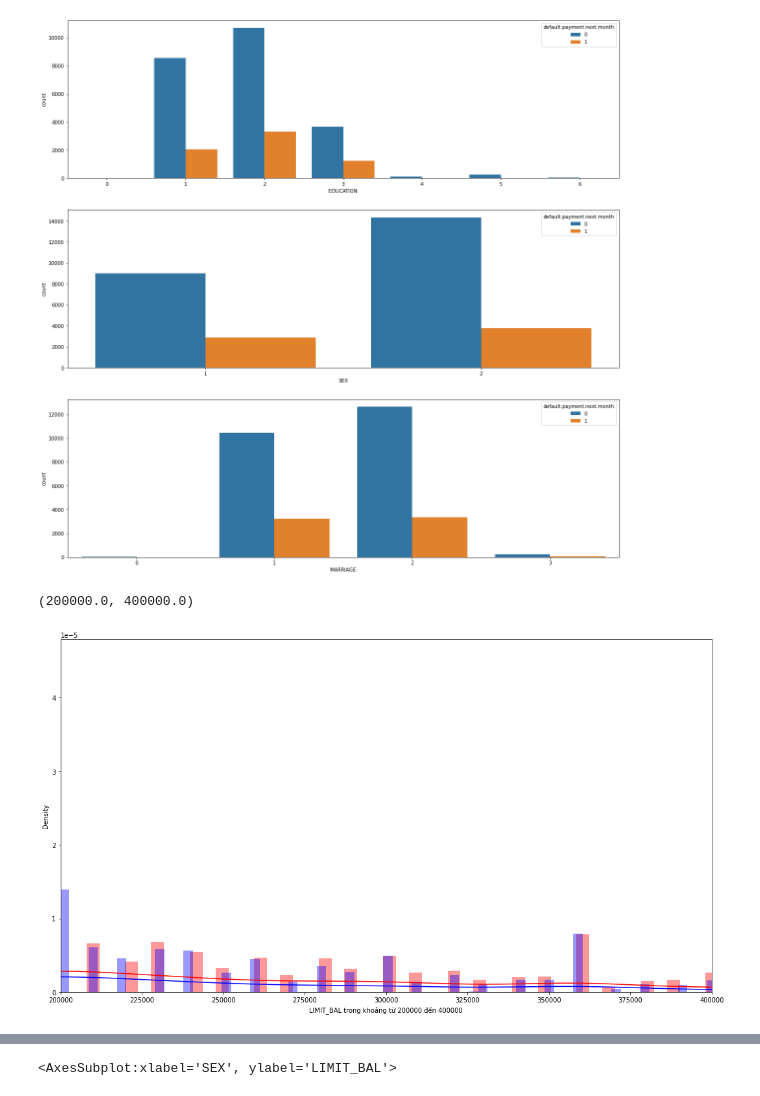
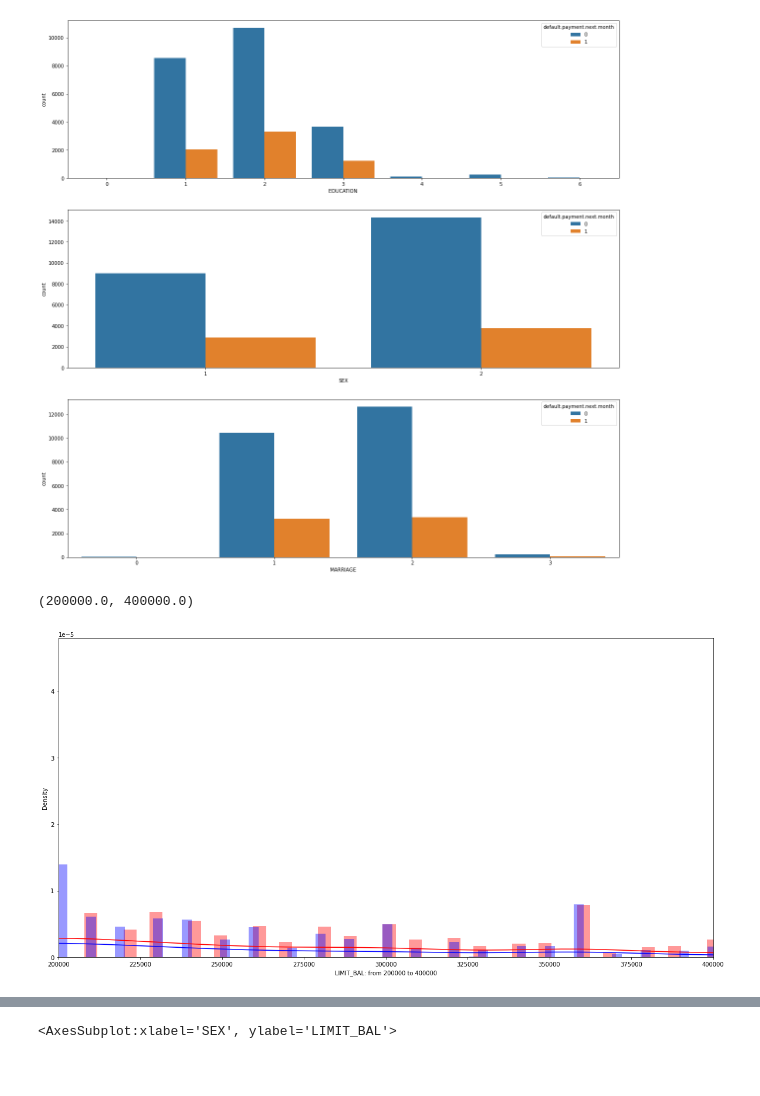
Before and after one commit to anhduy412/credit-card-debt-predict, a Jupyter notebook: default.ipynb, the cells around one changed output, grey strips where cells are left out. Drawn from its saved outputs; the diff is of its cells as text; code cells hidden in the pictures; blank space fills up the shorter version.

```diff
--- a/default.ipynb
+++ b/default.ipynb
@@ -236,23 +236,23 @@ sns.countplot(x = 'MARRIAGE', hue = 'default.payment.next.month', data = creditc
 # %%
 # KDE (Kernel Density Estimate) is used for visualizing the Probability Density of a continuous variable.
 # KDE describes the probability density at different values in a continuous variable.
 
-plt.figure(figsize=(18,10))
+plt.figure(figsize=(20,10))
 
 sns.distplot(cc_nodefault_df['LIMIT_BAL'], bins = 250, color = 'r')
 sns.distplot(cc_default_df['LIMIT_BAL'], bins = 250, color = 'b')
 
-# plt.xlabel('LIMIT_BAL trong khoảng từ 0 đến 200000')
+# plt.xlabel('LIMIT_BAL: from 0 to 200000')
 # plt.xlim(0, 200000)
-plt.xlabel('LIMIT_BAL trong khoảng từ 200000 đến 400000')
+plt.xlabel('LIMIT_BAL: from 200000 to 400000')
 plt.xlim(200000, 400000)
-# plt.xlabel('LIMIT_BAL trong khoảng từ 400000 đến 800000')
+# plt.xlabel('LIMIT_BAL: from 400000 to 800000')
 # plt.xlim(400000, 800000)
-# plt.xlabel('LIMIT_BAL trong khoảng từ 800000 đến 1000000')
+# plt.xlabel('LIMIT_BAL: from 800000 to 1000000')
 # plt.xlim(800000, 1000000)
 # %% [output]
 (200000.0, 400000.0)
-[figure, old version]
+[figure, new version]
 # %%
 # KDE (Kernel Density Estimate) is used for visualizing the Probability Density of a continuous variable.
 # KDE describes the probability density at different values in a continuous variable.
```
Also changed, not shown: parts of 13 cells of this notebook.
